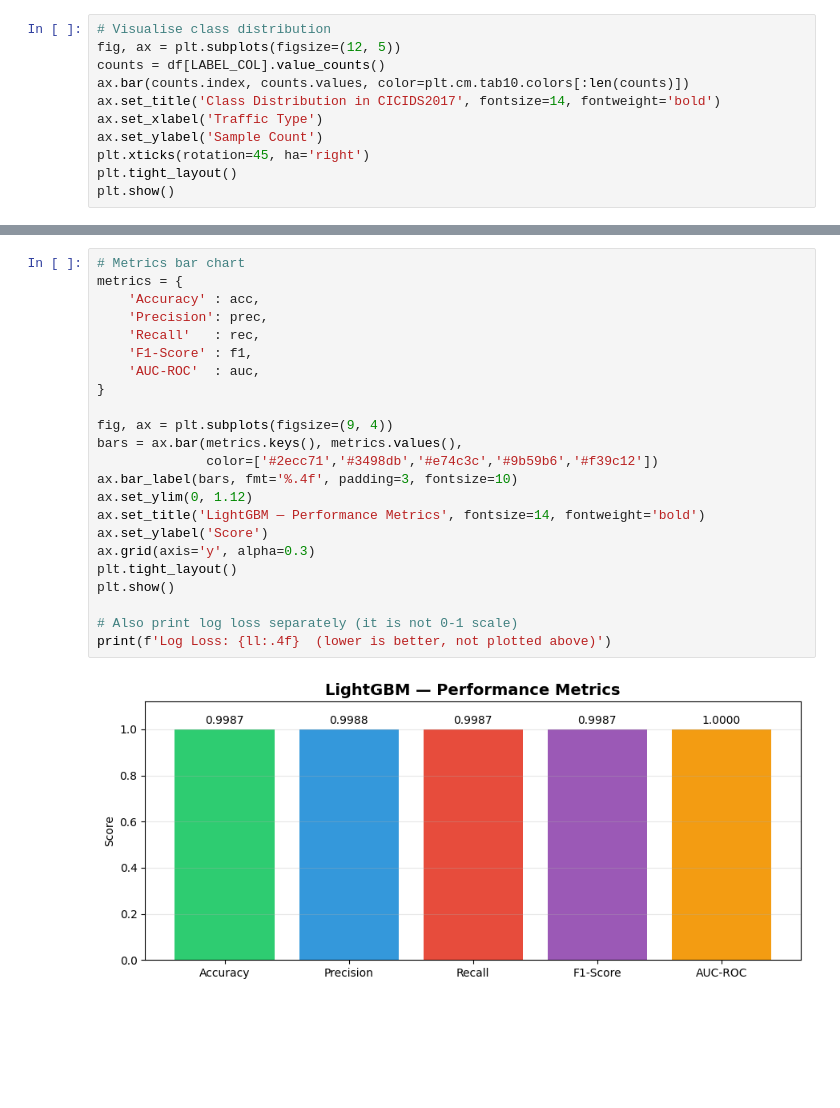
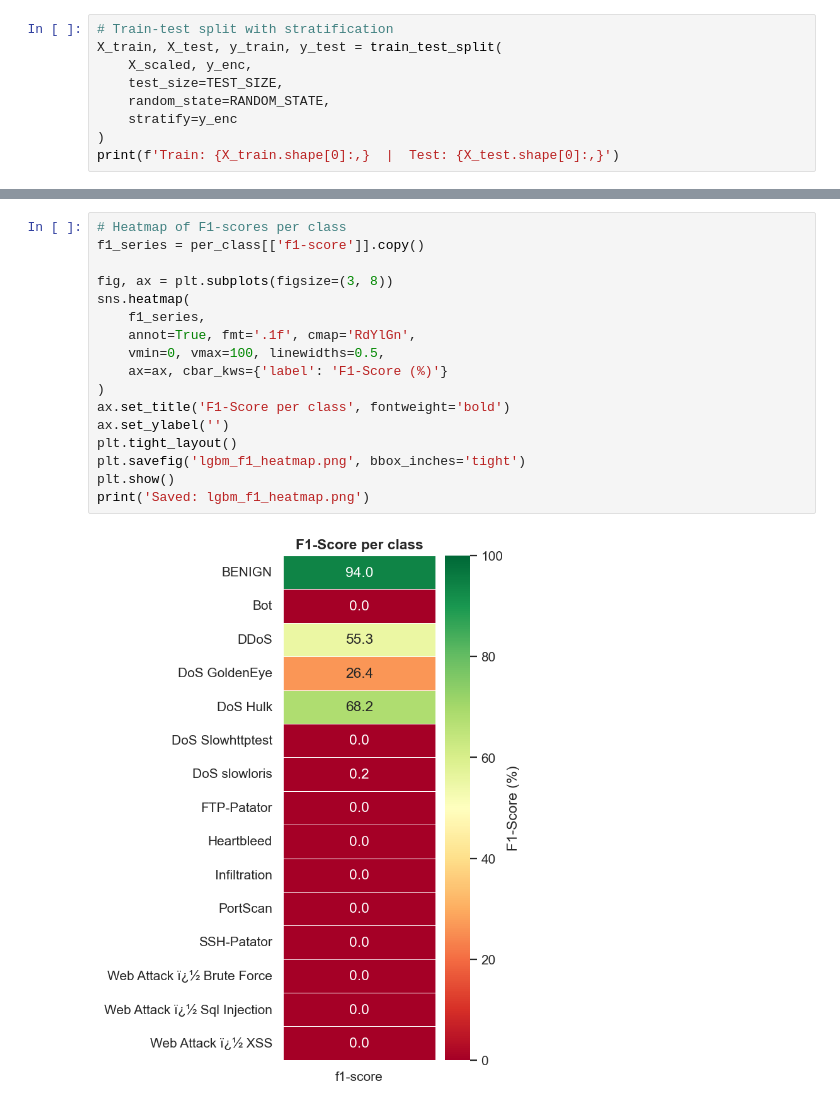
Before and after one commit to yoshbatula/Hybrid-Enhanced-Stacked-Ensemble-for-Network-Intrusion-Detection, a Jupyter notebook: baseline-model.ipynb, the cells around one changed output, grey strips where cells are left out. Cells and saved outputs as stored; diff of their text form; blank space fills up the shorter version.

```diff
--- a/baseline-model.ipynb
+++ b/baseline-model.ipynb
@@ -119,12 +168,10 @@ Name: count, dtype: int64
 # %%
-# Visualise class distribution
-fig, ax = plt.subplots(figsize=(12, 5))
-counts = df[LABEL_COL].value_counts()
-ax.bar(counts.index, counts.values, color=plt.cm.tab10.colors[:len(counts)])
-ax.set_title('Class Distribution in CICIDS2017', fontsize=14, fontweight='bold')
-ax.set_xlabel('Traffic Type')
-ax.set_ylabel('Sample Count')
-plt.xticks(rotation=45, ha='right')
-plt.tight_layout()
-plt.show()
+# Train-test split with stratification
+X_train, X_test, y_train, y_test = train_test_split(
+    X_scaled, y_enc,
+    test_size=TEST_SIZE,
+    random_state=RANDOM_STATE,
+    stratify=y_enc
+)
+print(f'Train: {X_train.shape[0]:,}  |  Test: {X_test.shape[0]:,}')
 # %% [output]
@@ -308,25 +488,19 @@ print(f'  AUC-ROC   (w-avg) : {auc:.4f}')
 # %%
-# Metrics bar chart
-metrics = {
-    'Accuracy' : acc,
-    'Precision': prec,
-    'Recall'   : rec,
-    'F1-Score' : f1,
-    'AUC-ROC'  : auc,
-}
+# Heatmap of F1-scores per class
+f1_series = per_class[['f1-score']].copy()
 
-fig, ax = plt.subplots(figsize=(9, 4))
-bars = ax.bar(metrics.keys(), metrics.values(),
-              color=['#2ecc71','#3498db','#e74c3c','#9b59b6','#f39c12'])
-ax.bar_label(bars, fmt='%.4f', padding=3, fontsize=10)
-ax.set_ylim(0, 1.12)
-ax.set_title('LightGBM — Performance Metrics', fontsize=14, fontweight='bold')
-ax.set_ylabel('Score')
-ax.grid(axis='y', alpha=0.3)
+fig, ax = plt.subplots(figsize=(3, 8))
+sns.heatmap(
+    f1_series,
+    annot=True, fmt='.1f', cmap='RdYlGn',
+    vmin=0, vmax=100, linewidths=0.5,
+    ax=ax, cbar_kws={'label': 'F1-Score (%)'}
+)
+ax.set_title('F1-Score per class', fontweight='bold')
+ax.set_ylabel('')
 plt.tight_layout()
+plt.savefig('lgbm_f1_heatmap.png', bbox_inches='tight')
 plt.show()
-
-# Also print log loss separately (it is not 0-1 scale)
-print(f'Log Loss: {ll:.4f}  (lower is better, not plotted above)')
+print('Saved: lgbm_f1_heatmap.png')
 # %% [output]
-[figure, old version]
+[figure, new version]
```
Also changed, not shown: parts of 21 cells of this notebook, 7 other files.
